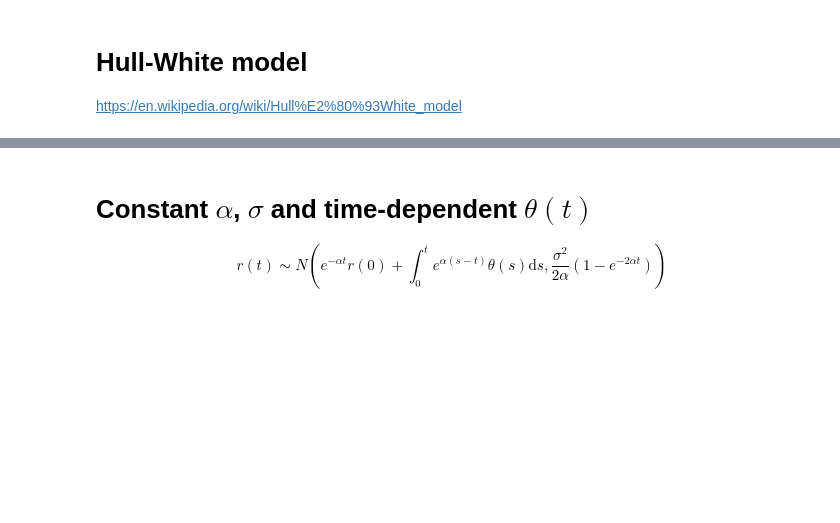
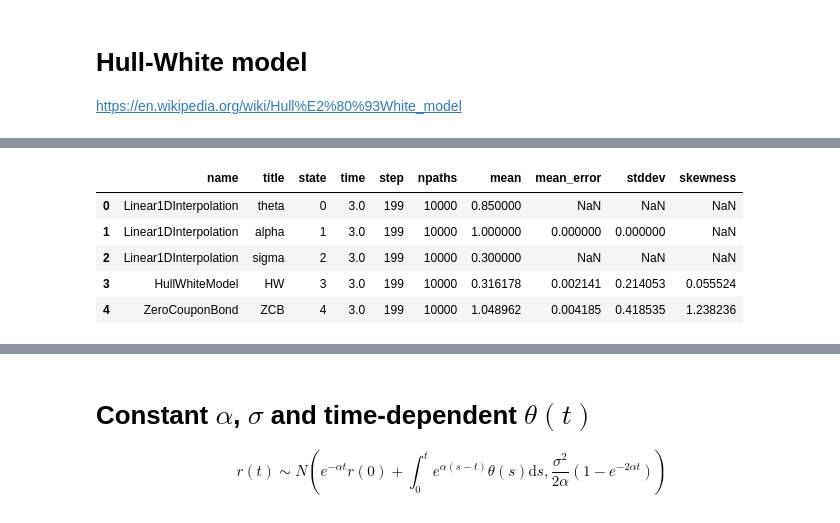
Before and after one commit to AlexanderZvyagin/MonteCarlo-SDK, a Jupyter notebook: python/notebooks/t07_HullWhiteModel.ipynb, the cells around one changed output, grey strips where cells are left out. Cells and saved outputs as stored; diff of their text form; code cells hidden in the pictures; blank space fills up the shorter version.

```diff
--- a/python/notebooks/t07_HullWhiteModel.ipynb
+++ b/python/notebooks/t07_HullWhiteModel.ipynb
@@ -89,6 +79,13 @@ reply.json()
 # %%
-er = EvaluationResults(reply.json(),model)
+er = sdk.run (model, server)
 er.df()
+# %% [output]
+|  | name | title | state | time | step | npaths | mean | mean_error | stddev | skewness |
+| 0 | Linear1DInterpolation | theta | 0 | 3.0 | 199 | 10000 | 0.850000 | NaN | NaN | NaN |
+| 1 | Linear1DInterpolation | alpha | 1 | 3.0 | 199 | 10000 | 1.000000 | 0.000000 | 0.000000 | NaN |
+| 2 | Linear1DInterpolation | sigma | 2 | 3.0 | 199 | 10000 | 0.300000 | NaN | NaN | NaN |
+| 3 | HullWhiteModel | HW | 3 | 3.0 | 199 | 10000 | 0.316178 | 0.002141 | 0.214053 | 0.055524 |
+| 4 | ZeroCouponBond | ZCB | 4 | 3.0 | 199 | 10000 | 1.048962 | 0.004185 | 0.418535 | 1.238236 |
 # %%
 import scipy.integrate
 scipy.integrate.quad(sigma_func,model.TimeStart,TimeEnd)
```
Also changed, not shown: parts of 10 cells of this notebook, 5 other files.
